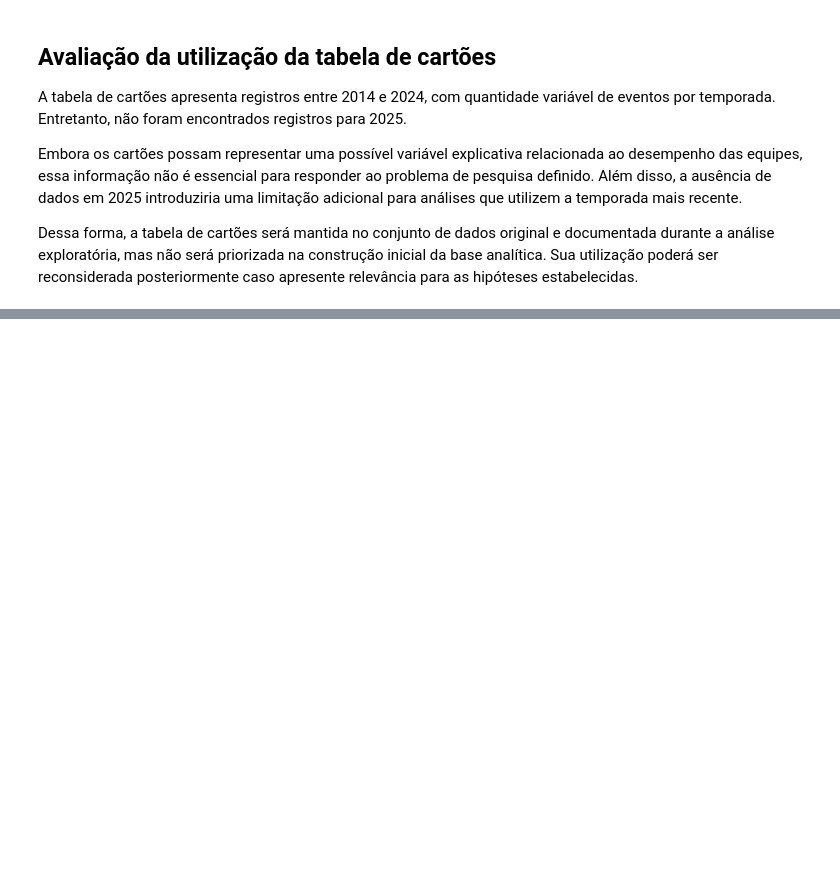
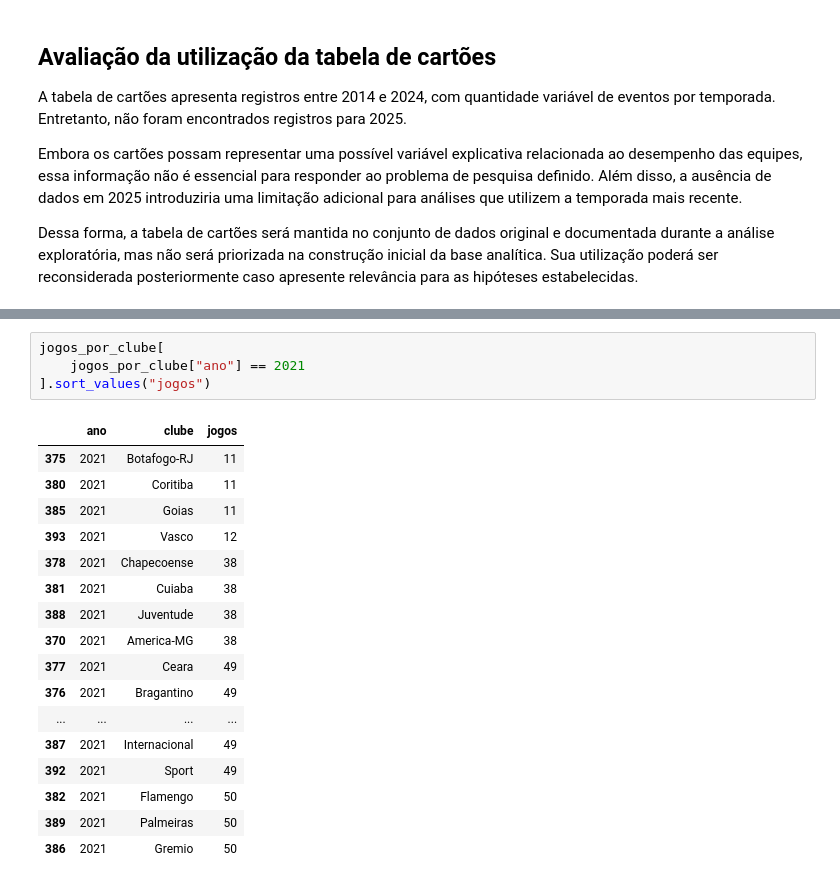
Before and after one commit to FelipePinheiro964/Projeto-Em-Business-Intelligence-e-Analytics, a Jupyter notebook: notebooks/01_analise_dataset.ipynb, the cells around one changed output, grey strips where cells are left out. Cells and saved outputs as stored; diff of their text form; blank space fills up the shorter version.

```diff
--- a/notebooks/01_analise_dataset.ipynb
+++ b/notebooks/01_analise_dataset.ipynb
@@ -628,0 +748,22 @@ Dessa forma, a tabela de cartões será mantida no conjunto de dados original e
+# %%
+jogos_por_clube[
+    jogos_por_clube["ano"] == 2021
+].sort_values("jogos")
+# %% [output]
+|  | ano | clube | jogos |
+| 375 | 2021 | Botafogo-RJ | 11 |
+| 380 | 2021 | Coritiba | 11 |
+| 385 | 2021 | Goias | 11 |
+| 393 | 2021 | Vasco | 12 |
+| 378 | 2021 | Chapecoense | 38 |
+| 381 | 2021 | Cuiaba | 38 |
+| 388 | 2021 | Juventude | 38 |
+| 370 | 2021 | America-MG | 38 |
+| 377 | 2021 | Ceara | 49 |
+| 376 | 2021 | Bragantino | 49 |
+| ... | ... | ... | ... |
+| 387 | 2021 | Internacional | 49 |
+| 392 | 2021 | Sport | 49 |
+| 382 | 2021 | Flamengo | 50 |
+| 389 | 2021 | Palmeiras | 50 |
+| 386 | 2021 | Gremio | 50 |
```
Also changed, not shown: parts of 8 cells of this notebook.
